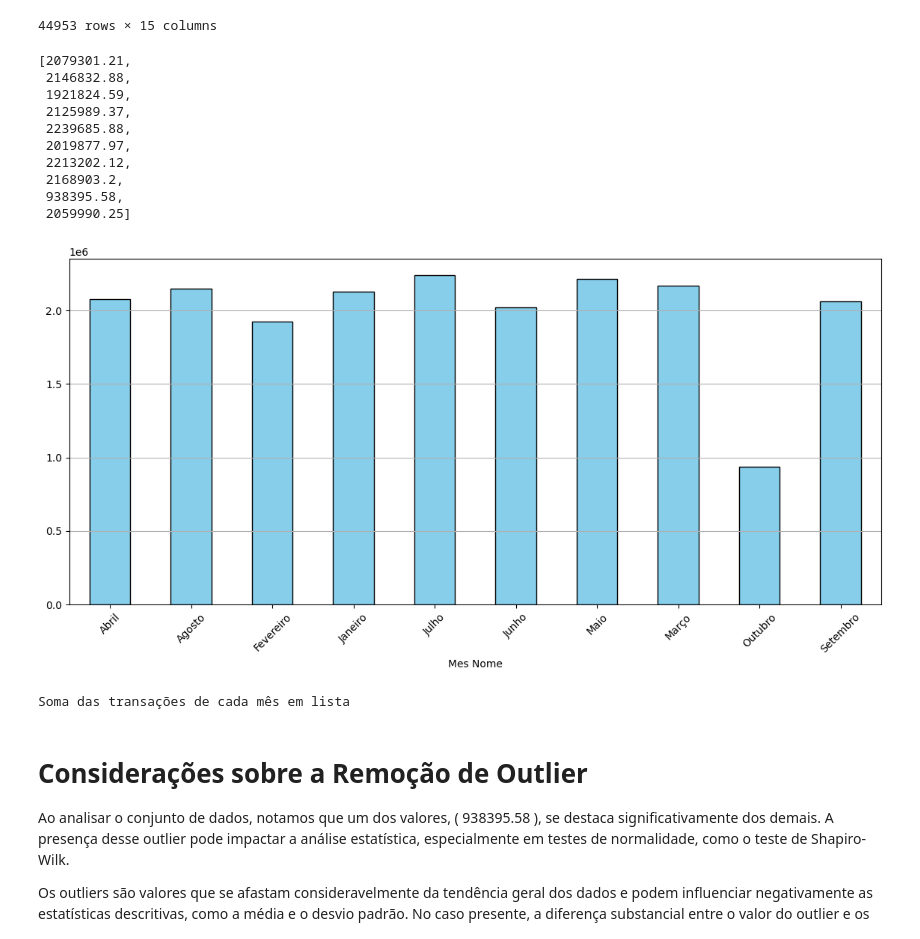
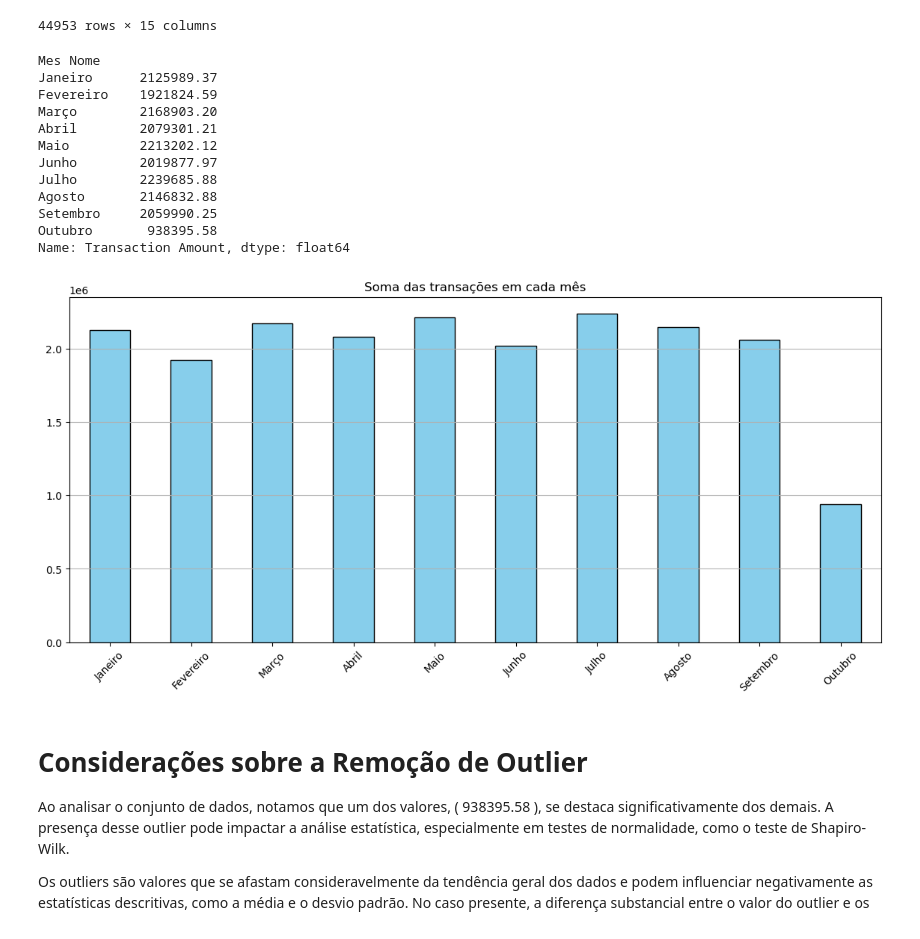
Before and after one commit to CesarMancioSilva/poo_monte_carlo, a Jupyter notebook: csv_file.ipynb, the cells around one changed output. Cells and saved outputs as stored; diff of their text form; code cells hidden in the pictures.

Commit message:
Ajuste de algoritimo para remoção de erros no display

```diff
--- a/csv_file.ipynb
+++ b/csv_file.ipynb
@@ -154,31 +156,33 @@ Adicionando coluna "Faixa de Valor" ao Dataframe
 | 49999 | 832184 | Billy | Walker | F | 1958-10-31 | 270.67 | 2023-05-20 | Combs LLC | ... |
 44953 rows × 15 columns
 # %%
-total_mes = data.groupby("Mes Nome")['Transaction Amount'].sum()
-display(list(total_mes))
+total_mes = data.groupby("Mes Nome", observed=False)['Transaction Amount'].sum()
+display(total_mes)
 
 ordem_meses = ['Janeiro', 'Fevereiro', 'Março', 'Abril', 'Maio', 'Junho', 'Julho', 'Agosto', 'Setembro', 'Outubro']
 data['Mes Nome'] = pd.Categorical(data['Mes Nome'], categories=ordem_meses, ordered=True)
 
 plt.figure(figsize=(14, 6))
 total_mes.plot(kind='bar', color='skyblue', edgecolor='black')
+plt.title('Soma das transações em cada mês')
+plt.xlabel('')
 plt.grid(axis='y')
 plt.xticks(rotation=45)
 plt.show()
-print("Soma das transações de cada mês em lista")
 # %% [output]
-[2079301.21,
- 2146832.88,
- 1921824.59,
- 2125989.37,
- 2239685.88,
- 2019877.97,
- 2213202.12,
- 2168903.2,
- 938395.58,
- 2059990.25]
+Mes Nome
+Janeiro      2125989.37
+Fevereiro    1921824.59
+Março        2168903.20
+Abril        2079301.21
+Maio         2213202.12
+Junho        2019877.97
+Julho        2239685.88
+Agosto       2146832.88
+Setembro     2059990.25
+Outubro       938395.58
+Name: Transaction Amount, dtype: float64
-[figure, old version]
+[figure, new version]
-Soma das transações de cada mês em lista
 # %% [markdown]
 # Considerações sobre a Remoção de Outlier
 
```
Also changed, not shown: parts of 2 cells of this notebook.
